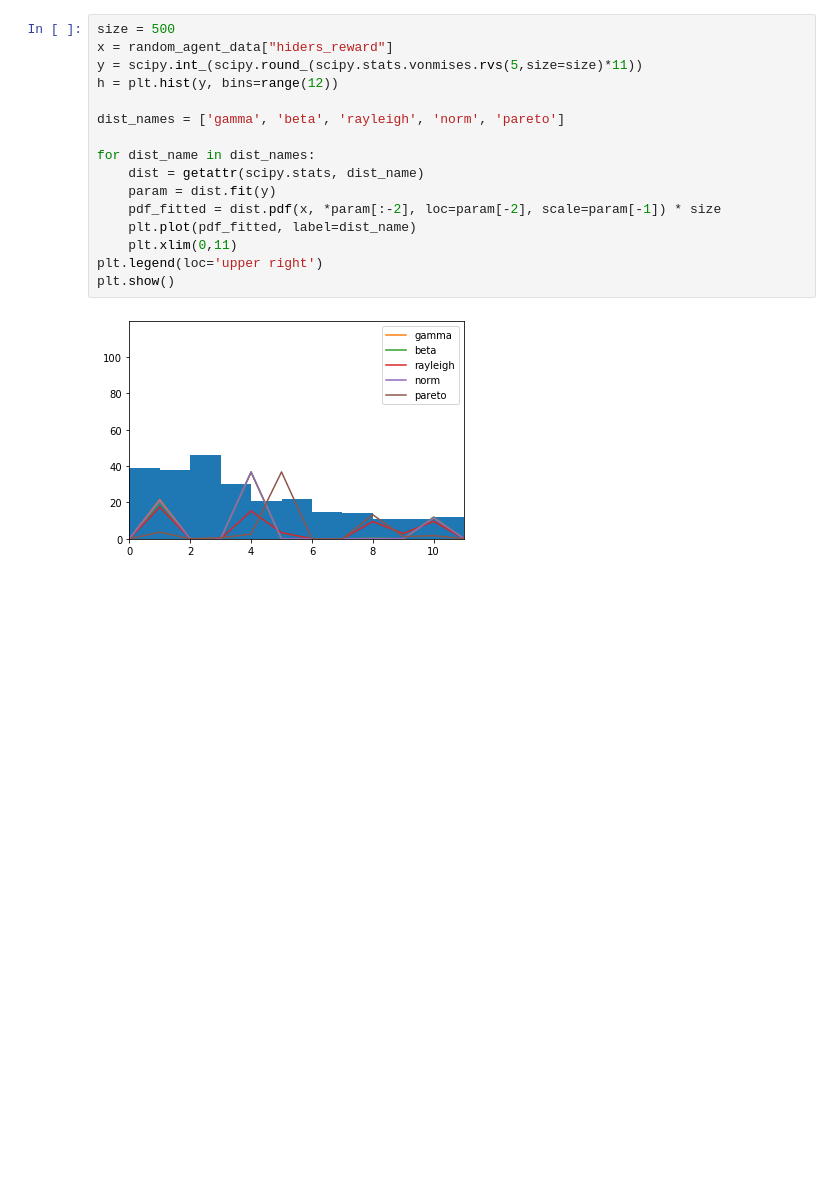
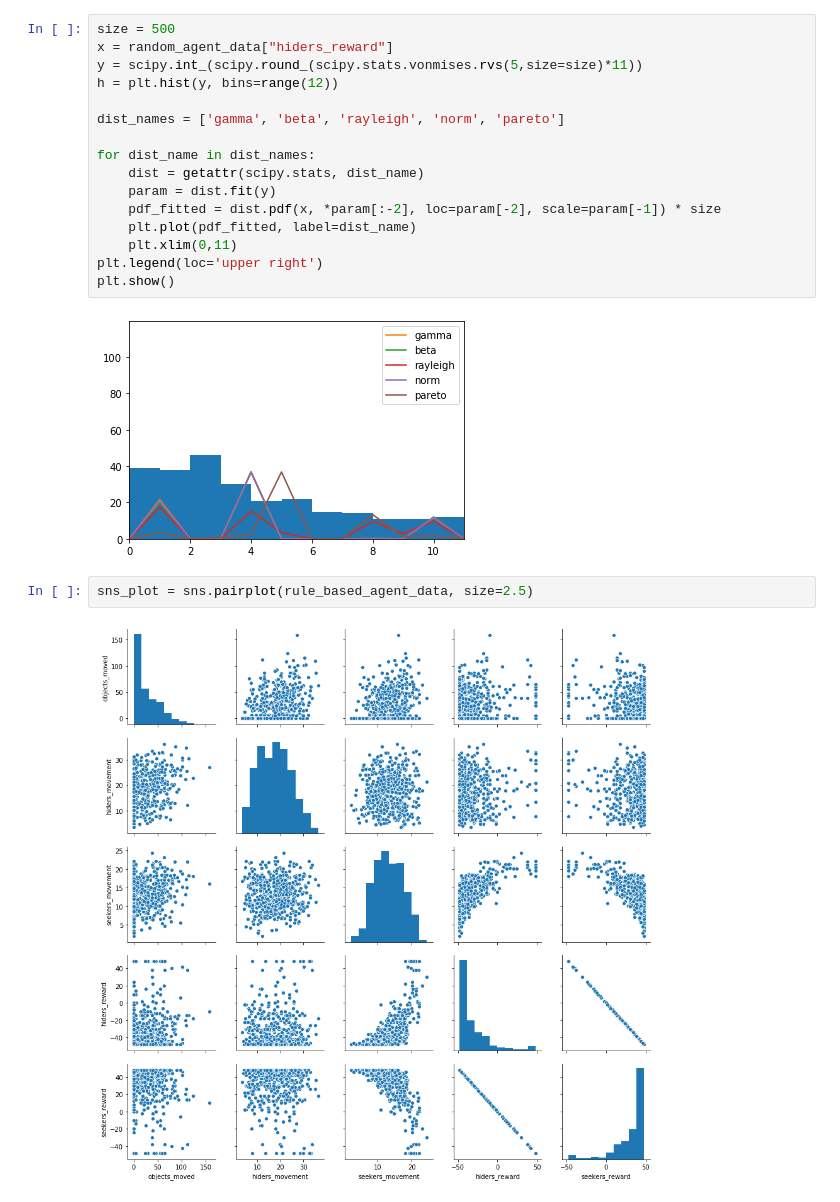
Before and after one commit to paolofraz/MultiAgentsSystems2020, a Jupyter notebook: data_analysis/data_analysis.ipynb, the cells around one changed output. Saved outputs shown, nothing was run; the diff lists cells and outputs as text; blank space fills up the shorter version.

Commit message:
Data analysis

```diff
--- a/data_analysis/data_analysis.ipynb
+++ b/data_analysis/data_analysis.ipynb
@@ -81,3 +95,7 @@ plt.legend(loc='upper right')
 plt.show()
 # %% [output]
 [figure]
+# %%
+sns_plot = sns.pairplot(rule_based_agent_data, size=2.5)
+# %% [output]
+[figure, added]
```
Also changed, not shown: parts of 5 cells of this notebook, 4 other files.
